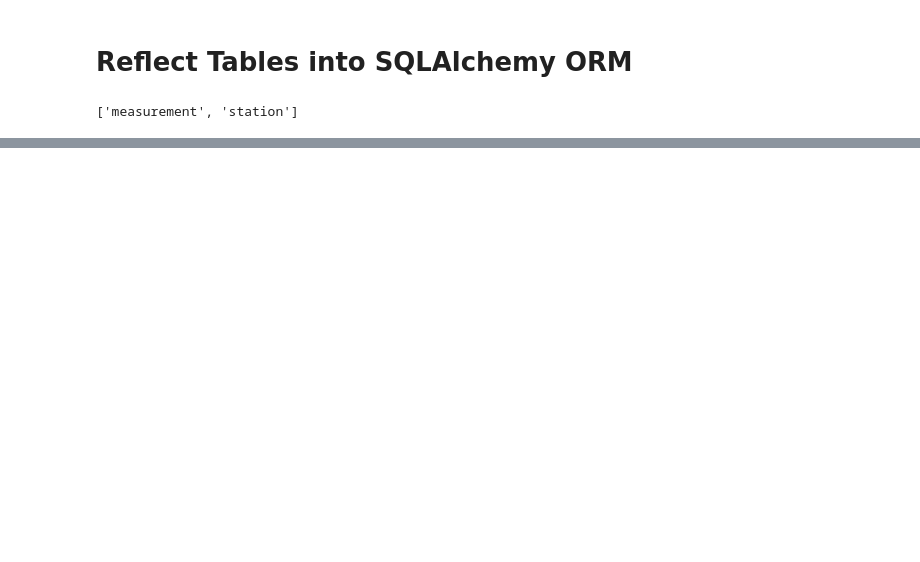
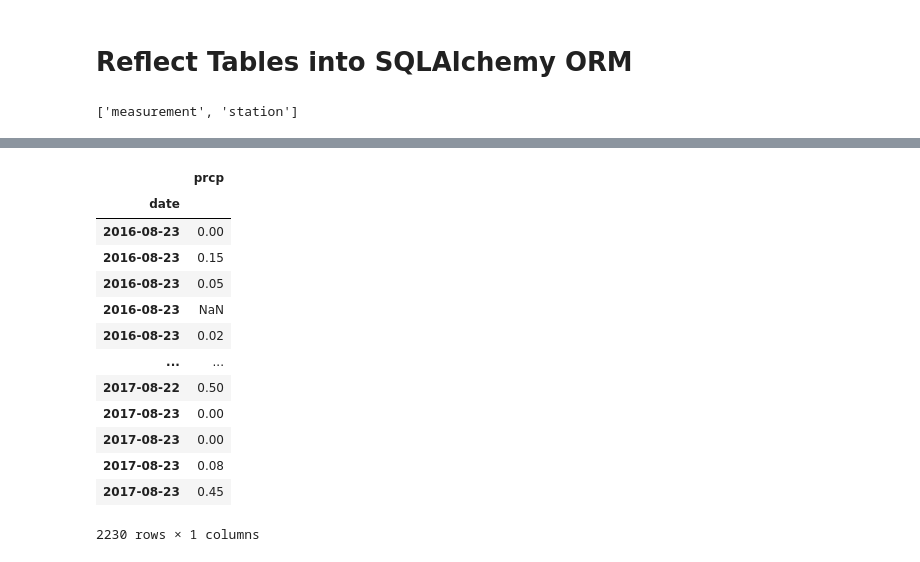
Before and after one commit to emilyneaville/sqlalchemy-challenge, a Jupyter notebook: Climate Analysis/climate_analysis.ipynb, the cells around one changed output, grey strips where cells are left out. Saved outputs shown, nothing was run; the diff lists cells and outputs as text; code cells hidden in the pictures; blank space fills up the shorter version.

Commit message:
Queried one year's worth of record, created DataFrame

```diff
--- a/Climate Analysis/climate_analysis.ipynb
+++ b/Climate Analysis/climate_analysis.ipynb
@@ -27,0 +51,7 @@ session = Session(engine)
+# %%
+# Save the query for year's worth of records to an object
+prcp = session.query(measurement.date, measurement.prcp).\
+            filter(measurement.date >= dt.date(2016, 8, 23), measurement.date <= dt.date(2017, 8, 23)).\
+            order_by(measurement.date).all()
+
+prcp
@@ -27,0 +76,22 @@ session = Session(engine)
+# %%
+# Load the query results into a pandas DataFrame and set the index to the date
+prcp_df = pd.DataFrame(prcp)
+
+# Rename the columns, set the index to the date, display resulting DataFrame
+prcp_df = prcp_df.rename(columns={0:'date', 1:'prcp'}).set_index('date')
+prcp_df
+# %% [output]
+|  | prcp |
+| date |  |
+| 2016-08-23 | 0.00 |
+| 2016-08-23 | 0.15 |
+| 2016-08-23 | 0.05 |
+| 2016-08-23 | NaN |
+| 2016-08-23 | 0.02 |
+| ... | ... |
+| 2017-08-22 | 0.50 |
+| 2017-08-23 | 0.00 |
+| 2017-08-23 | 0.00 |
+| 2017-08-23 | 0.08 |
+| 2017-08-23 | 0.45 |
+2230 rows × 1 columns
```
Also changed, not shown: parts of 6 cells of this notebook.
